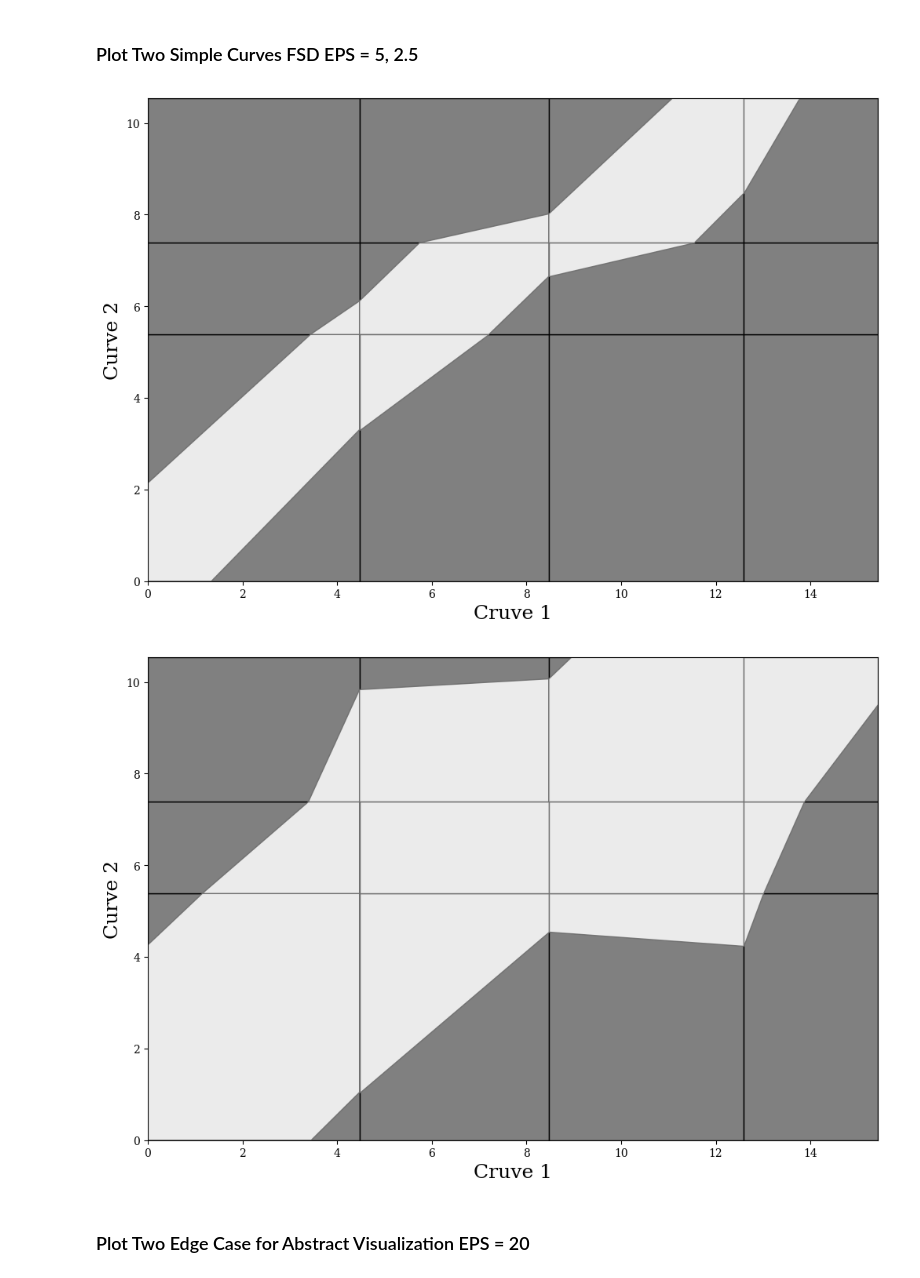
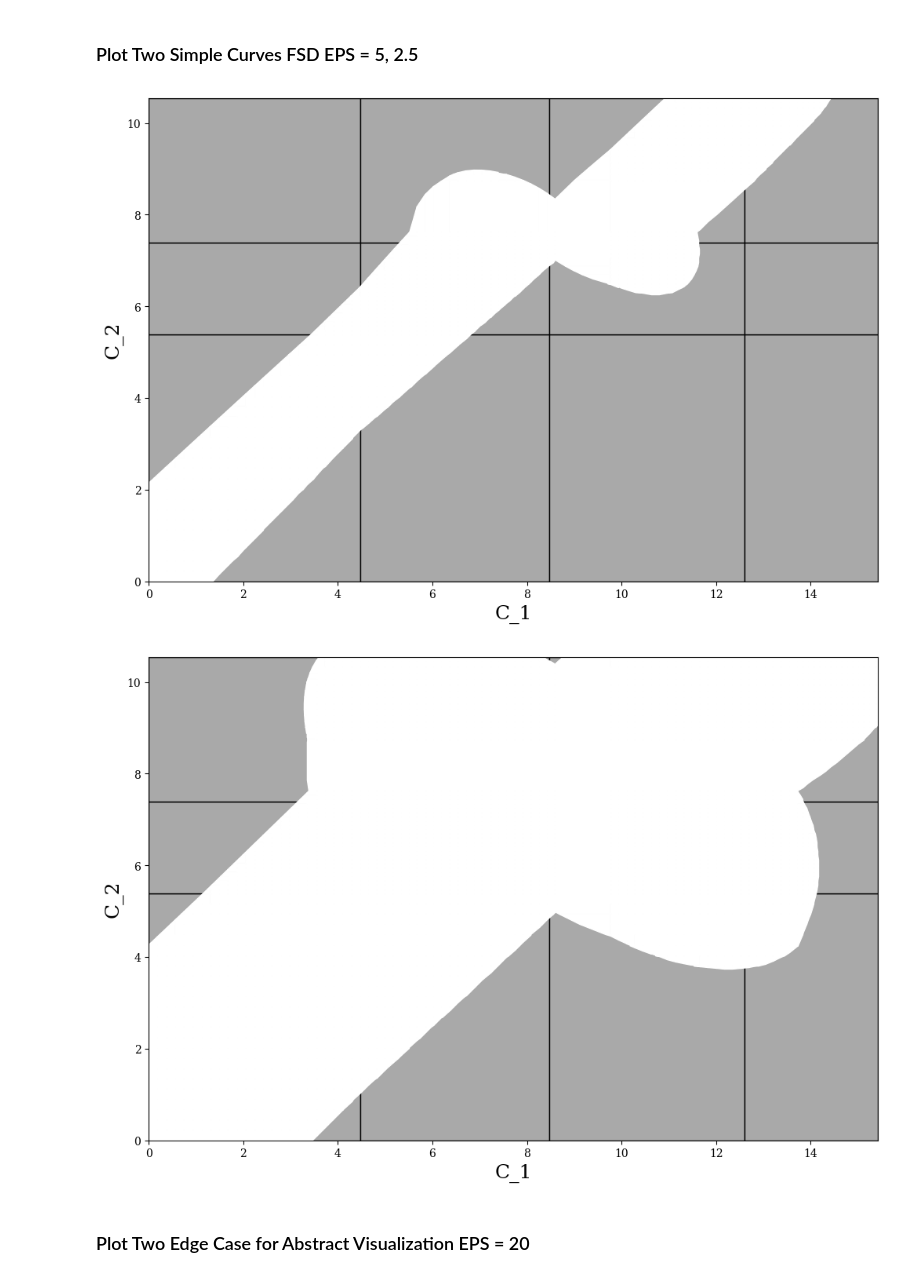
Before and after one commit to compgeomTU/will_rodman_thesis, a Jupyter notebook: images/image_generator.ipynb, the cells around one changed output. Cells and saved outputs as stored; diff of their text form; code cells hidden in the pictures.

```diff
--- a/images/image_generator.ipynb
+++ b/images/image_generator.ipynb
@@ -123,13 +123,13 @@ plt.show()
 # %%
-filepath_1 = 'examples/square/aside'
-filepath_2 = 'examples/square/bside'
+filepath_1 = 'examples/pair/aside'
+filepath_2 = 'examples/pair/bside'
 
 curve_1 = Curve(filepath_1)
 curve_2 = Curve(filepath_2)
 
-epsilon = 12
+epsilon = 6
 
-fsd = FreeSpaceDiagram(curve_1, curve_2)
+fsd = FreeSpaceDiagram(curve_1, curve_2, n_approximation=25)
 fsd.buildFreeSpace(epsilon)
 
 fsd.buildCells()
@@ -171,25 +171,25 @@ plt.show()
 # %%
 filepath_1 = 'examples/simple_curve/1'
 filepath_2 = 'examples/simple_curve/2'
 
 curve_1 = Curve(filepath_1)
 curve_2 = Curve(filepath_2)
 
 for idx, epsilon in enumerate([2, 4], 1):
-    fsd = FreeSpaceDiagram(curve_1, curve_2)
+    fsd = FreeSpaceDiagram(curve_1, curve_2, n_approximation=25)
     fsd.buildFreeSpace(epsilon)
     fsd.buildCells()
 
     fig, ax = fsd.plotFreeSpace()
     fig.set_size_inches(12, 8)
     #ax.set_title(f"Free Space Diagram | Epsilon = {epsilon}", fontsize=title_fontsize)
-    ax.set_xlabel("Cruve 1", fontsize=axis_fontsize_rect)
-    ax.set_ylabel("Curve 2", fontsize=axis_fontsize_rect)
+    ax.set_xlabel("C_1", fontsize=axis_fontsize_rect)
+    ax.set_ylabel("C_2", fontsize=axis_fontsize_rect)
 
     plt.savefig(f'svgs/simple_curve_fsd_epsilon_{idx}.svg', format='svg')
 # %% [output]
-[figure, old version]
+[figure, new version]
-[figure, old version]
+[figure, new version]
 # %% [markdown]
 ### Plot Two Edge Case for Abstract Visualization EPS = 20
 # %%
```
Also changed, not shown: parts of 9 cells of this notebook, 28 other files.
